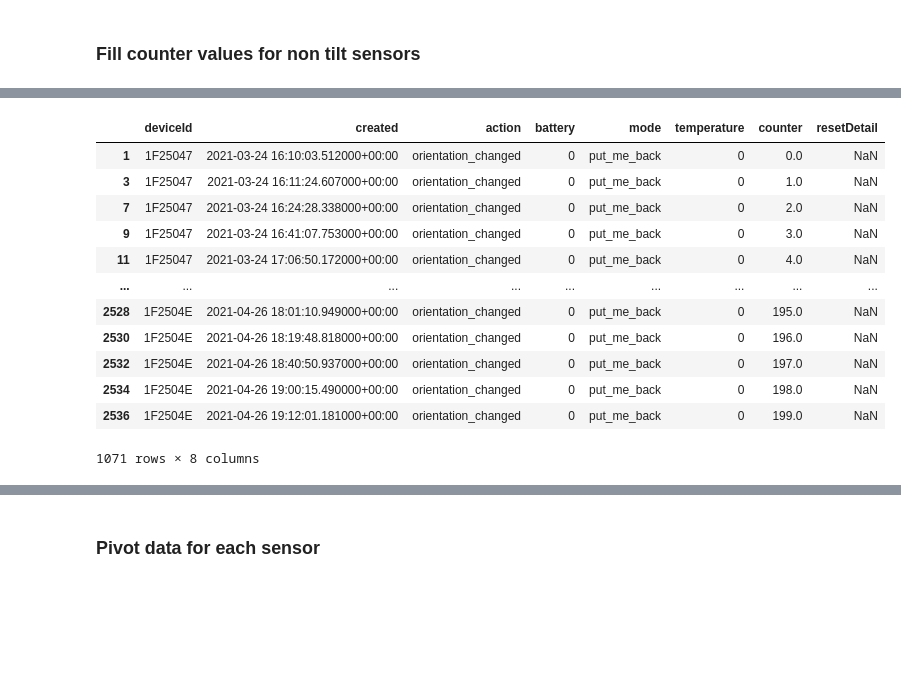
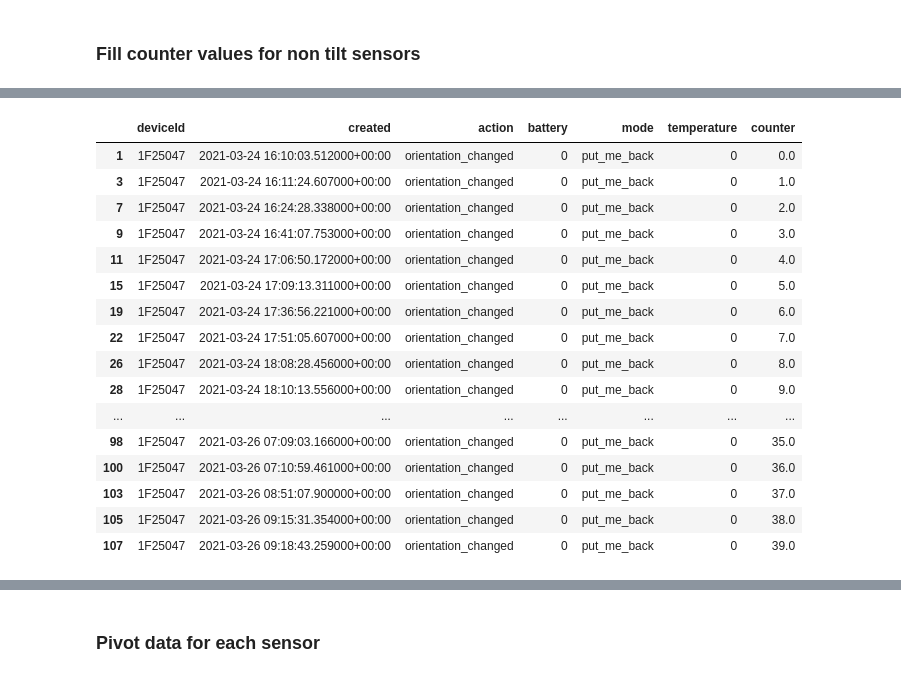
Before and after one commit to phyti1/ds_p4_kompotoi, a Jupyter notebook: Data_aquisition.ipynb, the cells around one changed output, grey strips where cells are left out. Cells and saved outputs as stored; diff of their text form; code cells hidden in the pictures; blank space fills up the shorter version.

```diff
--- a/Data_aquisition.ipynb
+++ b/Data_aquisition.ipynb
@@ -101,35 +111,13 @@ device_data
 %%time
 message_data_combined = pd.DataFrame()
 
+#print(round(time.mktime(pd.to_datetime('2021-04-18').timetuple())))
+
 for deviceid in device_data['id'].items():
   deviceid = deviceid[1]
-  url = "https://www.iofrog.com/api/v2/devices/" + deviceid + "/messages?timestampFrom=1616601600&limit=5000"
+  url = f"https://www.iofrog.com/api/v2/devices/{deviceid}/messages?timestampFrom={round(time.mktime(pd.to_datetime('2021-03-01').timetuple()))}&timestampTo{round(time.mktime(pd.to_datetime('2021-04-20').timetuple()))}=limit=10000"
 
-  # payload = json.dumps({
-  #   "data": [
-  #     {
-  #       "_id": "1f704bc5-5055-43eb-a851-c87b6b0bf7b9",
-  #       "isAlarm": False,
-  #       "isDismissed": False,
-  #       "timestamp": 1584093653,
-  #       "type": "data_uplink",
-  #       "seqNumber": 1,
-  #       "keys": [
-  #         {
-  #           "isCode": False,
-  #           "_id": "1111111111111111111111",
-  #           "key": "key",
-  #           "value": "value",
-  #           "keyLocale": "Klíč",
-  #           "valueLocale": "Hodnota",
-  #           "color": "alarm",
-  #           "icon": "icon name (from fontAwesome)"
-  #         }
-  #       ]
-  #     }
-  #   ],
-  #   "count": 1
-  # })
+
   headers = {
     'Authorization': 'Bearer ' + access_token,
     'Content-Type': 'application/json',
@@ -152,6 +140,8 @@ for deviceid in device_data['id'].items():
     #print(message_data_keys)
     # join df's
     message_data = message_data.merge(message_data_keys, on=['_id'], how='left', indicator=True)
+    if len(message_data) >= 10000:
+      print("Data overflow!!")
     message_data_combined = pd.concat([message_data_combined, message_data])
 
 message_data_combined
@@ -334,5 +340,5 @@ for deviceId in message_data_combined['deviceId'].unique():
     message_data_combined.loc[(message_data_combined['action'] == 'orientation_changed') & (message_data_combined['deviceId'] == deviceId), 'counter'] = (list(message_data_combined[(message_data_combined['action'] == 'orientation_changed') & (message_data_combined['deviceId'] == deviceId)].reset_index().index))
 
 # message_data_combined['counter'] = np.cumsum(message_data_combined['counter'])
-message_data_combined[message_data_combined['action'] == 'orientation_changed']
+message_data_combined[message_data_combined['action'] == 'orientation_changed'].head(40)
 # %% [output]
@@ -351,17 +357,21 @@ orientation_alarm            123
 Name: action, dtype: int64
-|  | deviceId | created | action | battery | mode | temperature | counter | resetDetail |
-| 1 | 1F25047 | 2021-03-24 16:10:03.512000+00:00 | orientation_changed | 0 | put_me_back | 0 | 0.0 | NaN |
-| 3 | 1F25047 | 2021-03-24 16:11:24.607000+00:00 | orientation_changed | 0 | put_me_back | 0 | 1.0 | NaN |
-| 7 | 1F25047 | 2021-03-24 16:24:28.338000+00:00 | orientation_changed | 0 | put_me_back | 0 | 2.0 | NaN |
-| 9 | 1F25047 | 2021-03-24 16:41:07.753000+00:00 | orientation_changed | 0 | put_me_back | 0 | 3.0 | NaN |
-| 11 | 1F25047 | 2021-03-24 17:06:50.172000+00:00 | orientation_changed | 0 | put_me_back | 0 | 4.0 | NaN |
-| ... | ... | ... | ... | ... | ... | ... | ... | ... |
-| 2528 | 1F2504E | 2021-04-26 18:01:10.949000+00:00 | orientation_changed | 0 | put_me_back | 0 | 195.0 | NaN |
-| 2530 | 1F2504E | 2021-04-26 18:19:48.818000+00:00 | orientation_changed | 0 | put_me_back | 0 | 196.0 | NaN |
-| 2532 | 1F2504E | 2021-04-26 18:40:50.937000+00:00 | orientation_changed | 0 | put_me_back | 0 | 197.0 | NaN |
-| 2534 | 1F2504E | 2021-04-26 19:00:15.490000+00:00 | orientation_changed | 0 | put_me_back | 0 | 198.0 | NaN |
-| 2536 | 1F2504E | 2021-04-26 19:12:01.181000+00:00 | orientation_changed | 0 | put_me_back | 0 | 199.0 | NaN |
+|  | deviceId | created | action | battery | mode | temperature | counter |
+| 1 | 1F25047 | 2021-03-24 16:10:03.512000+00:00 | orientation_changed | 0 | put_me_back | 0 | 0.0 |
+| 3 | 1F25047 | 2021-03-24 16:11:24.607000+00:00 | orientation_changed | 0 | put_me_back | 0 | 1.0 |
+| 7 | 1F25047 | 2021-03-24 16:24:28.338000+00:00 | orientation_changed | 0 | put_me_back | 0 | 2.0 |
+| 9 | 1F25047 | 2021-03-24 16:41:07.753000+00:00 | orientation_changed | 0 | put_me_back | 0 | 3.0 |
+| 11 | 1F25047 | 2021-03-24 17:06:50.172000+00:00 | orientation_changed | 0 | put_me_back | 0 | 4.0 |
+| 15 | 1F25047 | 2021-03-24 17:09:13.311000+00:00 | orientation_changed | 0 | put_me_back | 0 | 5.0 |
+| 19 | 1F25047 | 2021-03-24 17:36:56.221000+00:00 | orientation_changed | 0 | put_me_back | 0 | 6.0 |
+| 22 | 1F25047 | 2021-03-24 17:51:05.607000+00:00 | orientation_changed | 0 | put_me_back | 0 | 7.0 |
+| 26 | 1F25047 | 2021-03-24 18:08:28.456000+00:00 | orientation_changed | 0 | put_me_back | 0 | 8.0 |
+| 28 | 1F25047 | 2021-03-24 18:10:13.556000+00:00 | orientation_changed | 0 | put_me_back | 0 | 9.0 |
+| ... | ... | ... | ... | ... | ... | ... | ... |
+| 98 | 1F25047 | 2021-03-26 07:09:03.166000+00:00 | orientation_changed | 0 | put_me_back | 0 | 35.0 |
+| 100 | 1F25047 | 2021-03-26 07:10:59.461000+00:00 | orientation_changed | 0 | put_me_back | 0 | 36.0 |
+| 103 | 1F25047 | 2021-03-26 08:51:07.900000+00:00 | orientation_changed | 0 | put_me_back | 0 | 37.0 |
+| 105 | 1F25047 | 2021-03-26 09:15:31.354000+00:00 | orientation_changed | 0 | put_me_back | 0 | 38.0 |
+| 107 | 1F25047 | 2021-03-26 09:18:43.259000+00:00 | orientation_changed | 0 | put_me_back | 0 | 39.0 |
-1071 rows × 8 columns
 # %%
 # check if the strucure look ok
 for deviceId in message_data_combined['deviceId'].unique():
```
Also changed, not shown: parts of 34 cells of this notebook.
